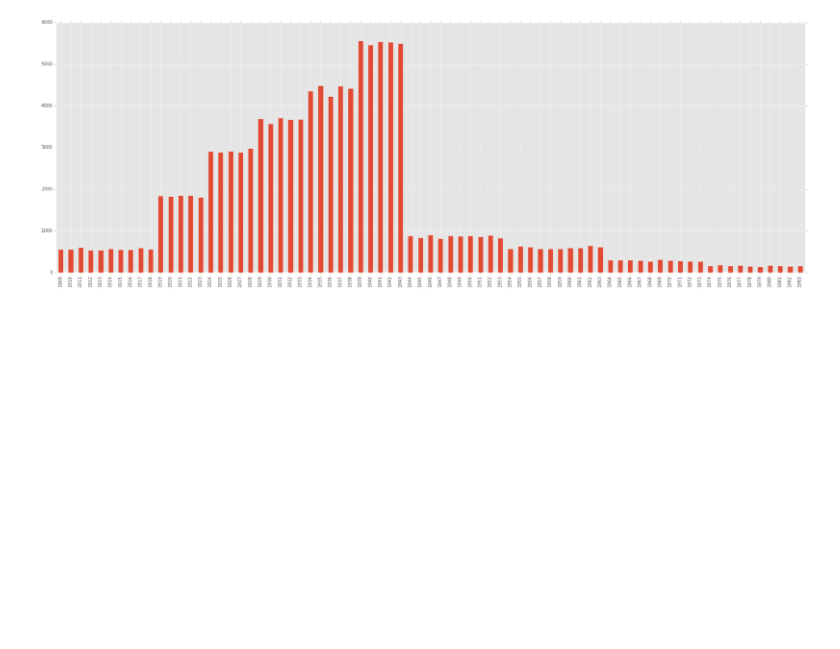
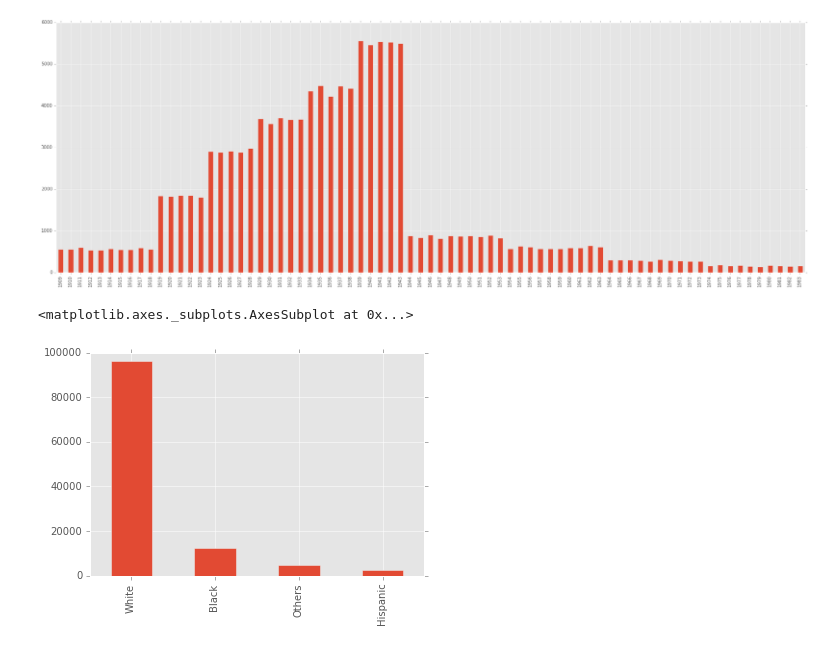
Before and after one commit to doolingdavid/synpuf, a Jupyter notebook: parsing.ipynb, the cells around one changed output. Saved outputs shown, nothing was run; the diff lists cells and outputs as text; code cells hidden in the pictures; blank space fills up the shorter version.

```diff
--- a/parsing.ipynb
+++ b/parsing.ipynb
@@ -136,3 +154,8 @@ dfbene2008['BENE_BIRTH_DT'].dt.year.value_counts().sort_index().plot(kind='bar',
 # %% [output]
 <matplotlib.axes._subplots.AxesSubplot at 0x...>
 [figure]
+# %%
+dfbene2008['BENE_RACE_CD'].value_counts().plot(kind='bar')
+# %% [output]
+<matplotlib.axes._subplots.AxesSubplot at 0x...>
+[figure, added]
```
Also changed, not shown: parts of 2 cells of this notebook.
